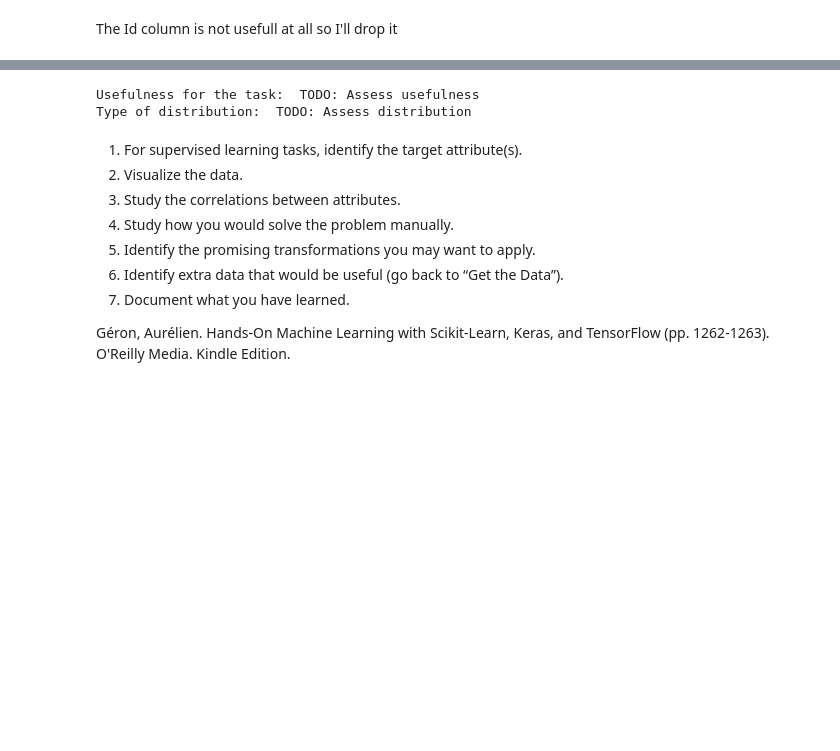
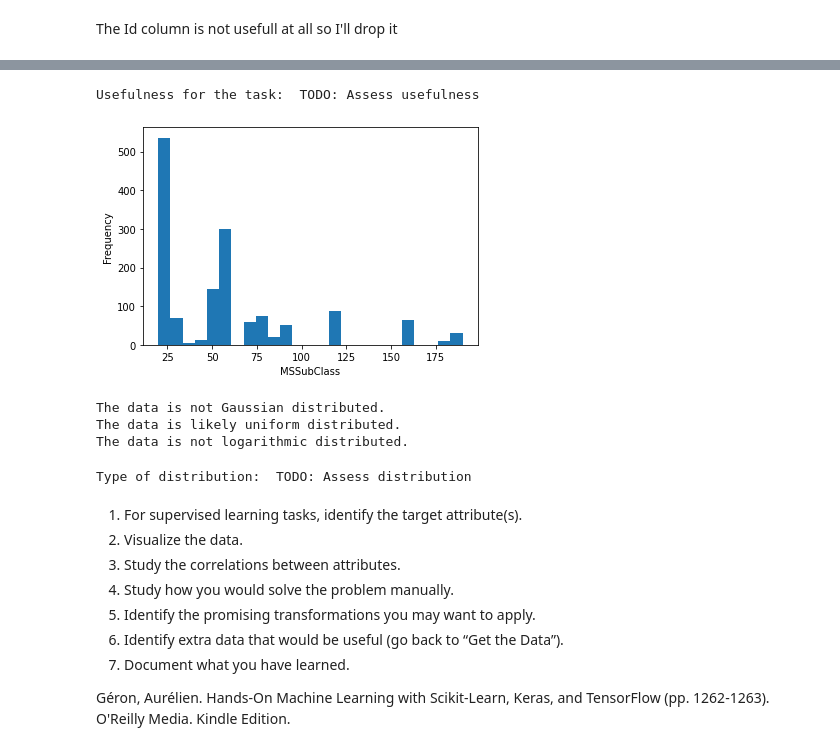
Before and after one commit to JosephArcila/Kaggle-Competition-House-Prices---Third-Edition, a Jupyter notebook: house-prices-third-edition.ipynb, the cells around one changed output, grey strips where cells are left out. Cells and saved outputs as stored; diff of their text form; code cells hidden in the pictures; blank space fills up the shorter version.

```diff
--- a/house-prices-third-edition.ipynb
+++ b/house-prices-third-edition.ipynb
@@ -320,6 +369,4 @@ Outliers:  30
 # %%
 print("Usefulness for the task: ", 'TODO: Assess usefulness')
-print("Type of distribution: ", 'TODO: Assess distribution')
 # %% [output]
 Usefulness for the task:  TODO: Assess usefulness
-Type of distribution:  TODO: Assess distribution
@@ -360,3 +393,14 @@ def study_distribution(df, column):
+# %%
+study_distribution(housing, "MSSubClass")
+# %% [output]
+[figure, added]
+The data is not Gaussian distributed.
+The data is likely uniform distributed.
+The data is not logarithmic distributed.
+# %%
+print("Type of distribution: ", 'TODO: Assess distribution')
+# %% [output]
+Type of distribution:  TODO: Assess distribution
 # %% [markdown]
 1. For supervised learning tasks, identify the target attribute(s).
 1. Visualize the data.
```
Also changed, not shown: parts of 7 cells of this notebook.
